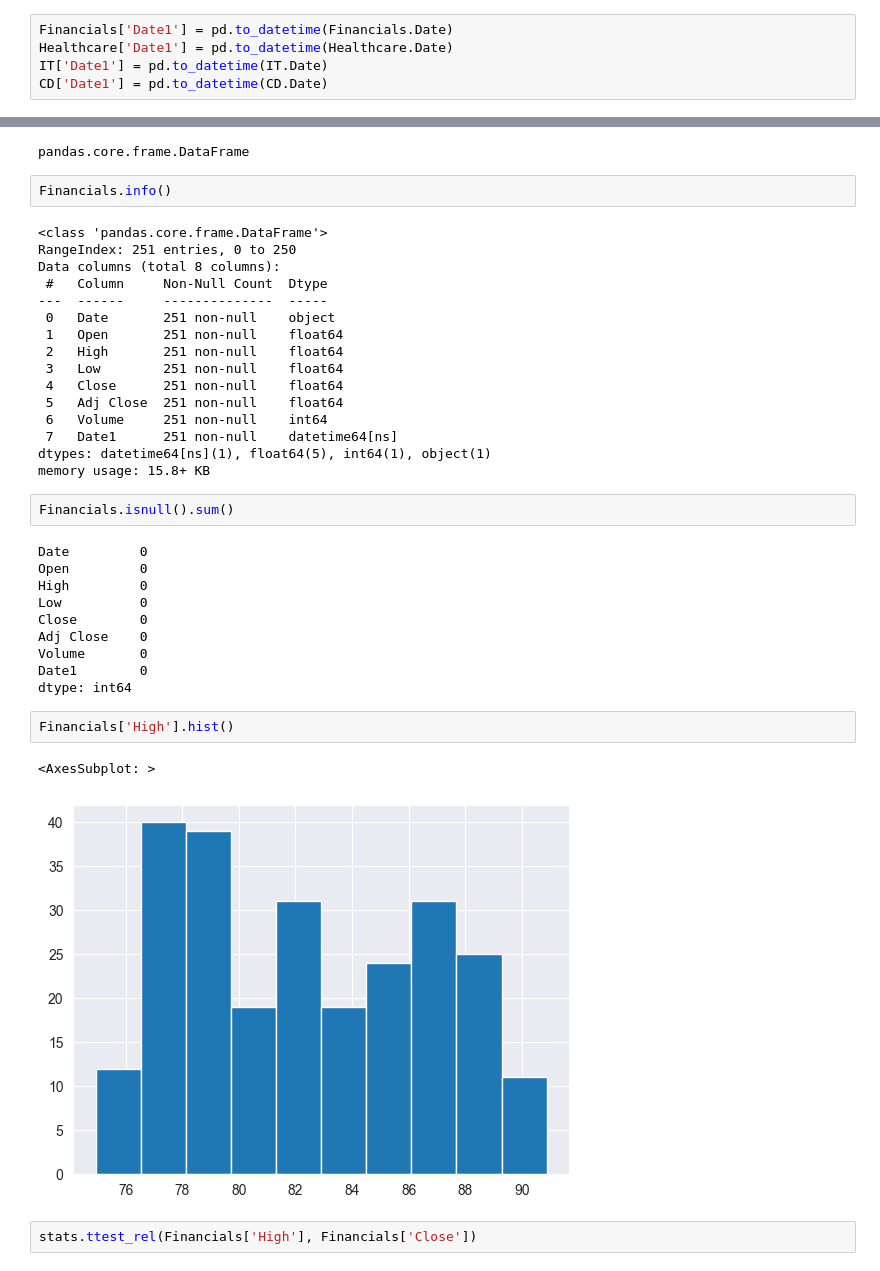
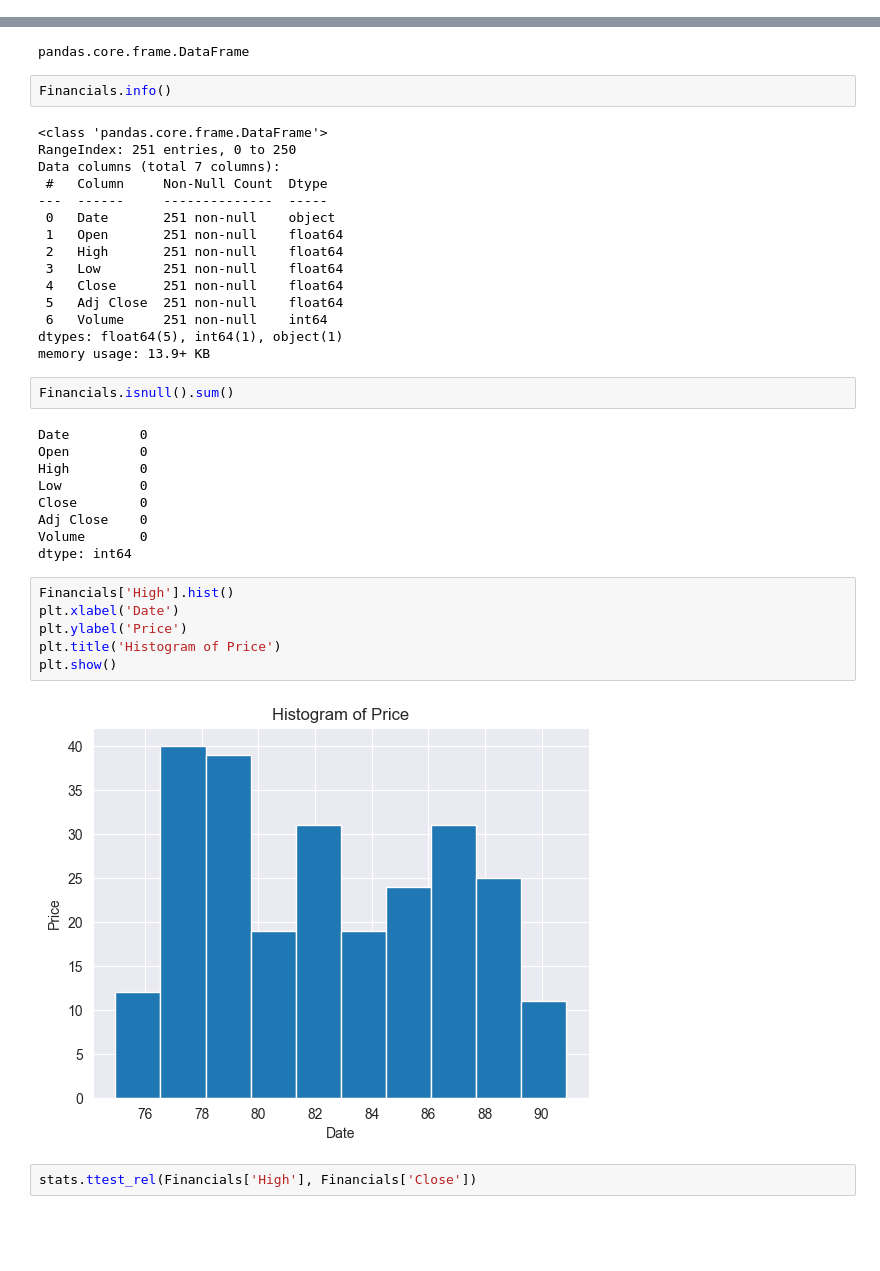
Before and after one commit to ChrisVerg/SmartInvest, a Jupyter notebook: Notebooks/Jorge.ipynb, the cells around one changed output, grey strips where cells are left out. Drawn from its saved outputs; the diff is of its cells as text; blank space fills up the shorter version.

```diff
--- a/Notebooks/Jorge.ipynb
+++ b/Notebooks/Jorge.ipynb
@@ -233,5 +261,0 @@ CD.describe()
-# %%
-Financials['Date1'] = pd.to_datetime(Financials.Date)
-Healthcare['Date1'] = pd.to_datetime(Healthcare.Date)
-IT['Date1'] = pd.to_datetime(IT.Date)
-CD['Date1'] = pd.to_datetime(CD.Date)
@@ -314,7 +379,7 @@ Financials.info()
 # %% [output]
 <class 'pandas.core.frame.DataFrame'>
 RangeIndex: 251 entries, 0 to 250
-Data columns (total 8 columns):
+Data columns (total 7 columns):
  #   Column     Non-Null Count  Dtype
 ---  ------     --------------  -----
  0   Date       251 non-null    object
@@ -324,9 +389,8 @@ Data columns (total 8 columns):
  4   Close      251 non-null    float64
  5   Adj Close  251 non-null    float64
  6   Volume     251 non-null    int64
- 7   Date1      251 non-null    datetime64[ns]
-dtypes: datetime64[ns](1), float64(5), int64(1), object(1)
-memory usage: 15.8+ KB
+dtypes: float64(5), int64(1), object(1)
+memory usage: 13.9+ KB
 # %%
 Financials.isnull().sum()
 # %% [output]
@@ -337,13 +401,15 @@ Low          0
 Close        0
 Adj Close    0
 Volume       0
-Date1        0
 dtype: int64
 # %%
 Financials['High'].hist()
+plt.xlabel('Date')
+plt.ylabel('Price')
+plt.title('Histogram of Price')
+plt.show()
 # %% [output]
-<AxesSubplot: >
-[figure, old version]
+[figure, new version]
 # %%
 stats.ttest_rel(Financials['High'], Financials['Close'])
 # %% [output]
```
Also changed, not shown: parts of 34 cells of this notebook, 1 other file.
